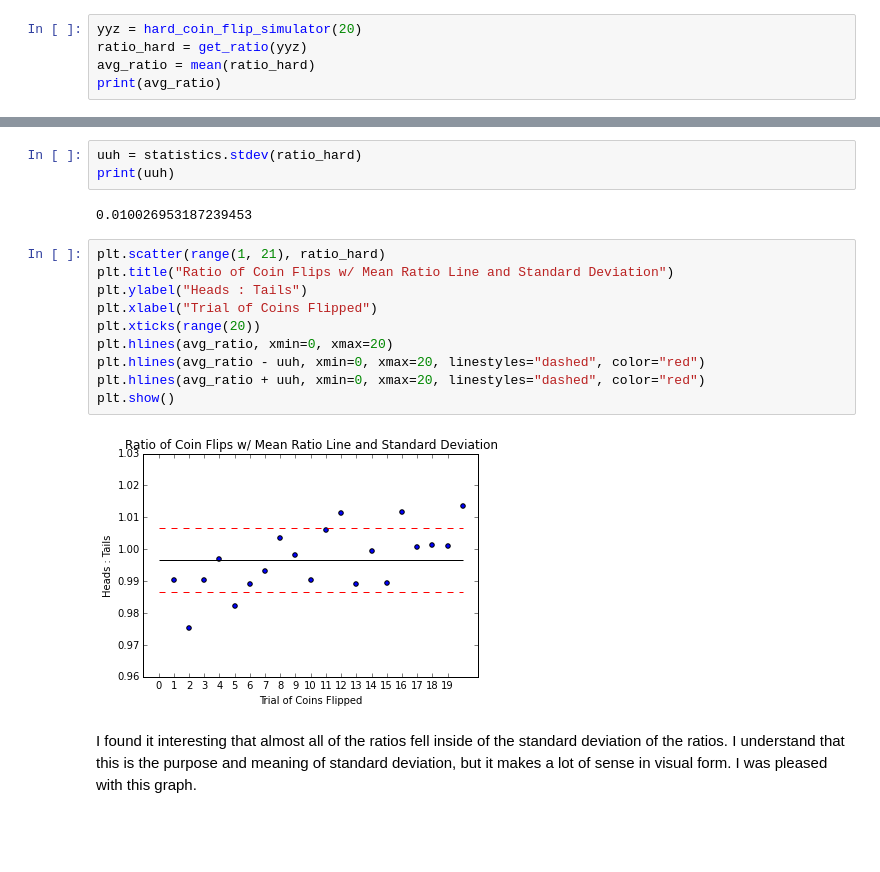
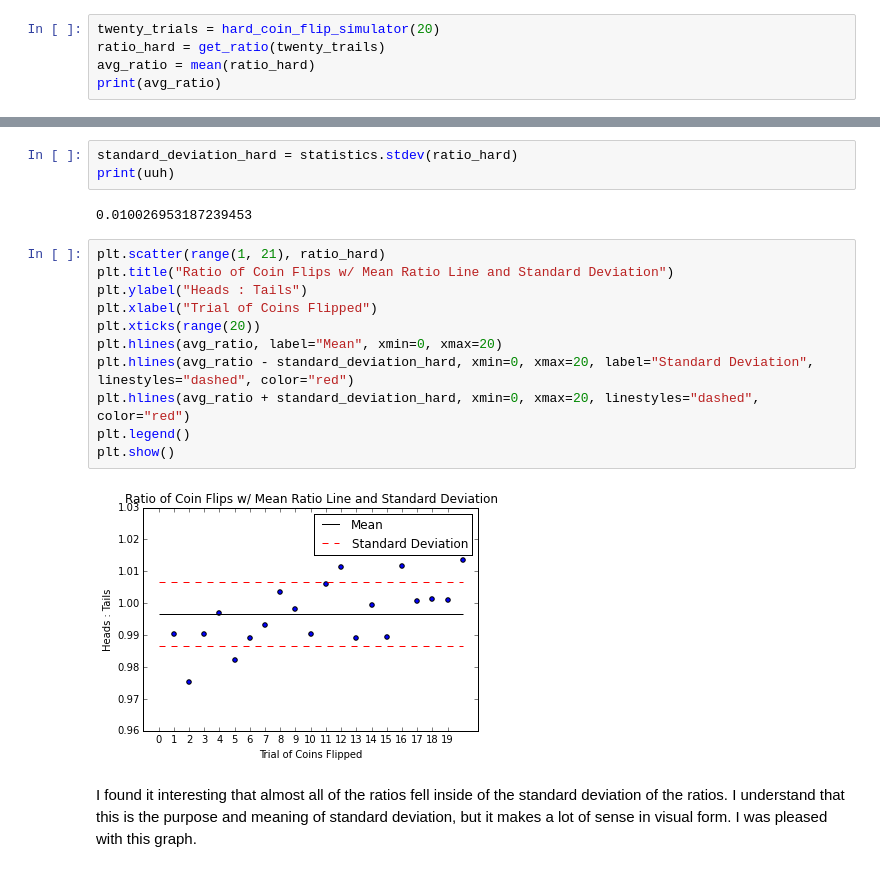
Before and after one commit to tiy-gvl-python-2015-09/charting-coin-flips, a Jupyter notebook: Charting coin-flips -- W3D2 Homework.ipynb, the cells around one changed output, grey strips where cells are left out. Drawn from its saved outputs; the diff is of its cells as text; blank space fills up the shorter version.

```diff
--- a/Charting coin-flips -- W3D2 Homework.ipynb
+++ b/Charting coin-flips -- W3D2 Homework.ipynb
@@ -80,8 +80,8 @@ def hard_coin_flip_simulator(num):
 def mean(collection):
     return sum(collection) / len(collection)
 # %%
-yyz = hard_coin_flip_simulator(20)
-ratio_hard = get_ratio(yyz)
+twenty_trials = hard_coin_flip_simulator(20)
+ratio_hard = get_ratio(twenty_trails)
 avg_ratio = mean(ratio_hard)
 print(avg_ratio)
 # %% [output]
@@ -99,22 +100,23 @@ plt.show()
 # %% [markdown]
 One thing I found quite interesting in this, the average ratio of Heads to Tails is just below 1.  Now, this may sound like a "duh" moment since there is a 50% chance to get a result, but my previous graphs led me to belieive that either heads or tails would occur more than the other.  While this did happen for certain samples, as a whole this was not the case.  I found this average ratio very interesting.
 # %%
-uuh = statistics.stdev(ratio_hard)
+standard_deviation_hard = statistics.stdev(ratio_hard)
 print(uuh)
 # %% [output]
 0.010026953187239453
 # %%
 plt.scatter(range(1, 21), ratio_hard)
 plt.title("Ratio of Coin Flips w/ Mean Ratio Line and Standard Deviation")
 plt.ylabel("Heads : Tails")
 plt.xlabel("Trial of Coins Flipped")
 plt.xticks(range(20))
-plt.hlines(avg_ratio, xmin=0, xmax=20)
-plt.hlines(avg_ratio - uuh, xmin=0, xmax=20, linestyles="dashed", color="red")
-plt.hlines(avg_ratio + uuh, xmin=0, xmax=20, linestyles="dashed", color="red")
+plt.hlines(avg_ratio, label="Mean", xmin=0, xmax=20)
+plt.hlines(avg_ratio - standard_deviation_hard, xmin=0, xmax=20, label="Standard Deviation", linestyles="dashed", color="red")
+plt.hlines(avg_ratio + standard_deviation_hard, xmin=0, xmax=20, linestyles="dashed", color="red")
+plt.legend()
 plt.show()
 # %% [output]
-[figure, old version]
+[figure, new version]
 # %% [markdown]
 I found it interesting that almost all of the ratios fell inside of the standard deviation of the ratios.  I understand that this is the purpose and meaning of standard deviation, but it makes a lot of sense in visual form.  I was pleased with this graph.
 # %%
```
Also changed, not shown: parts of 16 cells of this notebook.
